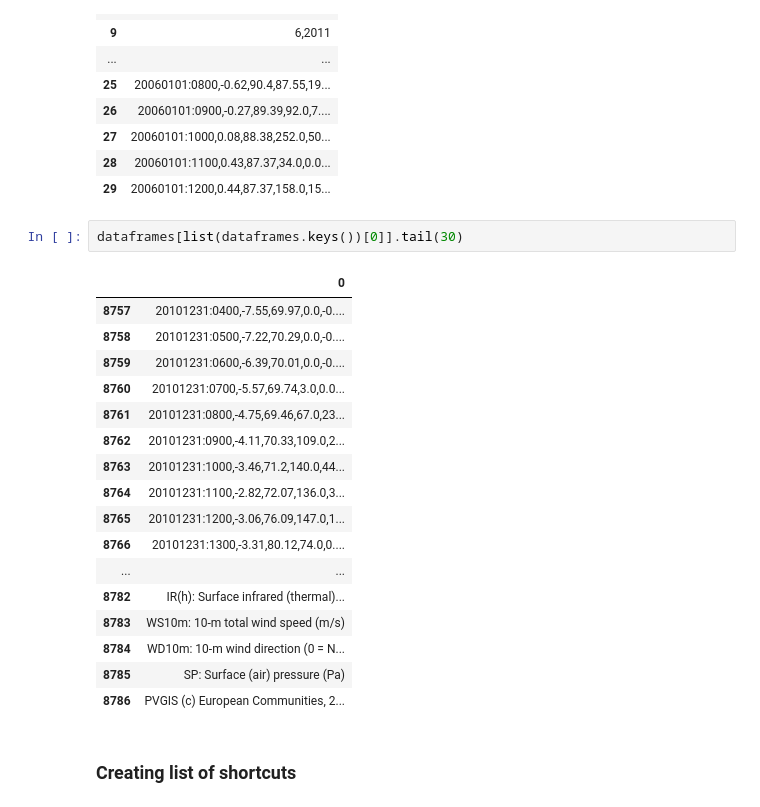
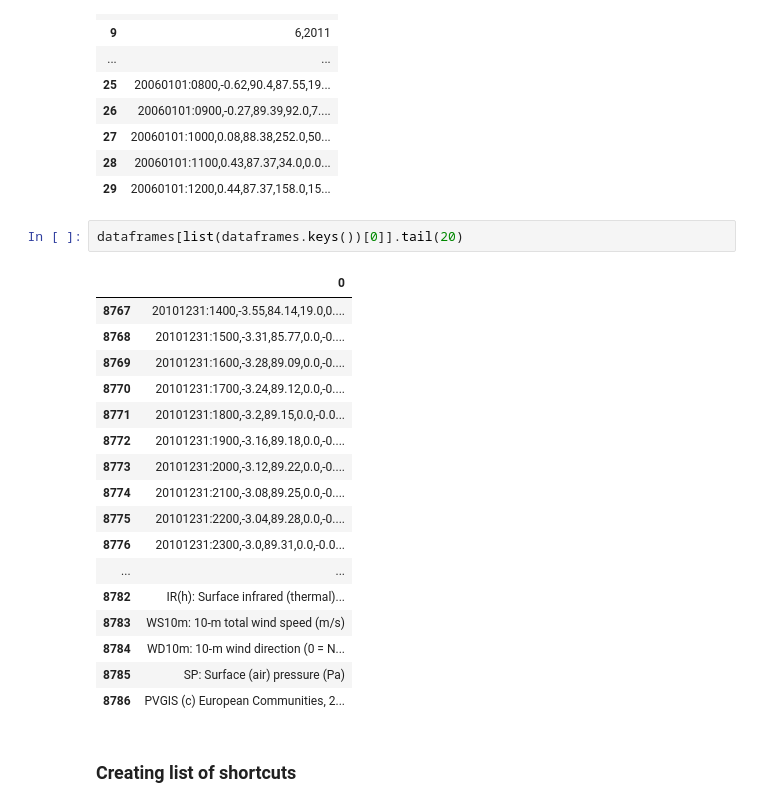
Before and after one commit to dawikrol/Engineering-thesis, a Jupyter notebook: Scripts/Wind_potential.ipynb, the cells around one changed output. Drawn from its saved outputs; the diff is of its cells as text.

```diff
--- a/Scripts/Wind_potential.ipynb
+++ b/Scripts/Wind_potential.ipynb
@@ -60,19 +58,19 @@ dataframes[list(dataframes.keys())[0]].head(30)
 | 28 | 20060101:1100,0.43,87.37,34.0,0.0... |
 | 29 | 20060101:1200,0.44,87.37,158.0,15... |
 # %%
-dataframes[list(dataframes.keys())[0]].tail(30)
+dataframes[list(dataframes.keys())[0]].tail(20)
 # %% [output]
 |  | 0 |
-| 8757 | 20101231:0400,-7.55,69.97,0.0,-0.... |
-| 8758 | 20101231:0500,-7.22,70.29,0.0,-0.... |
-| 8759 | 20101231:0600,-6.39,70.01,0.0,-0.... |
-| 8760 | 20101231:0700,-5.57,69.74,3.0,0.0... |
-| 8761 | 20101231:0800,-4.75,69.46,67.0,23... |
-| 8762 | 20101231:0900,-4.11,70.33,109.0,2... |
-| 8763 | 20101231:1000,-3.46,71.2,140.0,44... |
-| 8764 | 20101231:1100,-2.82,72.07,136.0,3... |
-| 8765 | 20101231:1200,-3.06,76.09,147.0,1... |
-| 8766 | 20101231:1300,-3.31,80.12,74.0,0.... |
+| 8767 | 20101231:1400,-3.55,84.14,19.0,0.... |
+| 8768 | 20101231:1500,-3.31,85.77,0.0,-0.... |
+| 8769 | 20101231:1600,-3.28,89.09,0.0,-0.... |
+| 8770 | 20101231:1700,-3.24,89.12,0.0,-0.... |
+| 8771 | 20101231:1800,-3.2,89.15,0.0,-0.0... |
+| 8772 | 20101231:1900,-3.16,89.18,0.0,-0.... |
+| 8773 | 20101231:2000,-3.12,89.22,0.0,-0.... |
+| 8774 | 20101231:2100,-3.08,89.25,0.0,-0.... |
+| 8775 | 20101231:2200,-3.04,89.28,0.0,-0.... |
+| 8776 | 20101231:2300,-3.0,89.31,0.0,-0.0... |
 | ... | ... |
 | 8782 | IR(h): Surface infrared (thermal)... |
 | 8783 | WS10m: 10-m total wind speed (m/s) |
```
Also changed, not shown: parts of 10 cells of this notebook.
